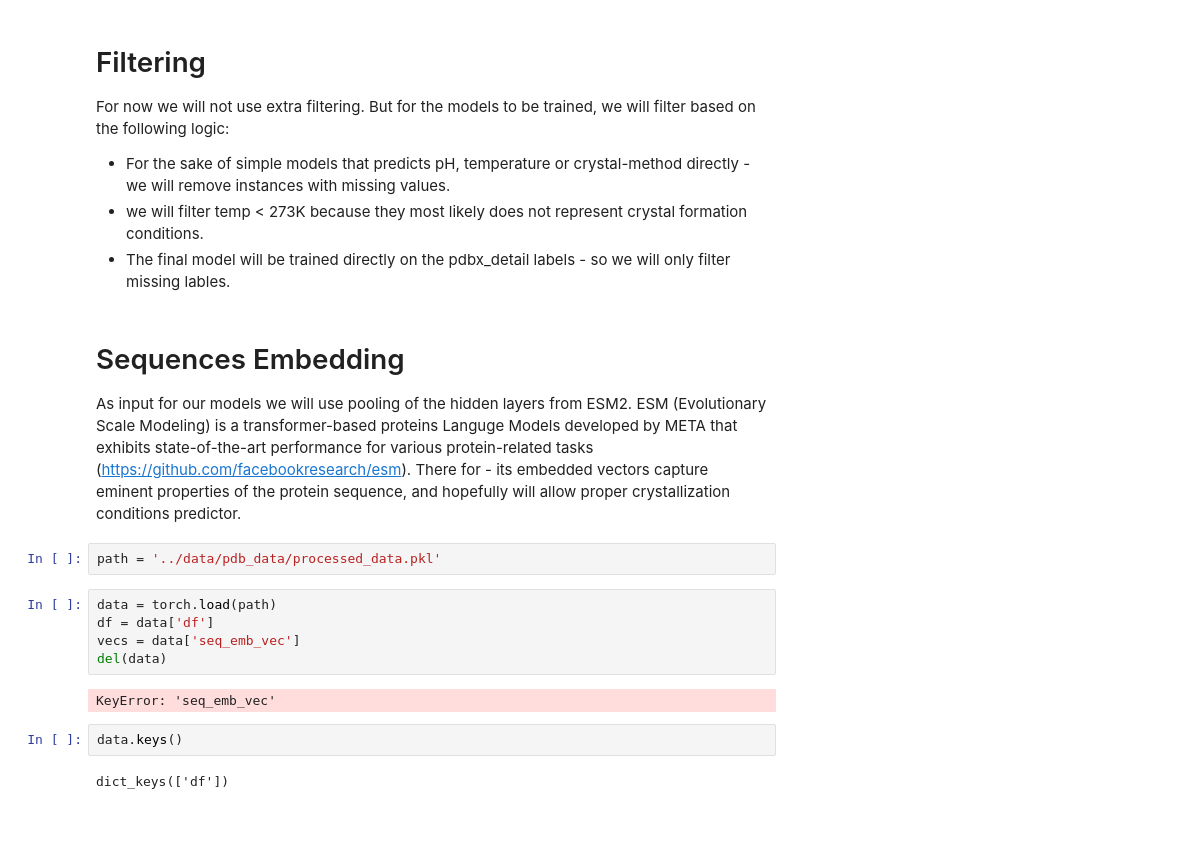
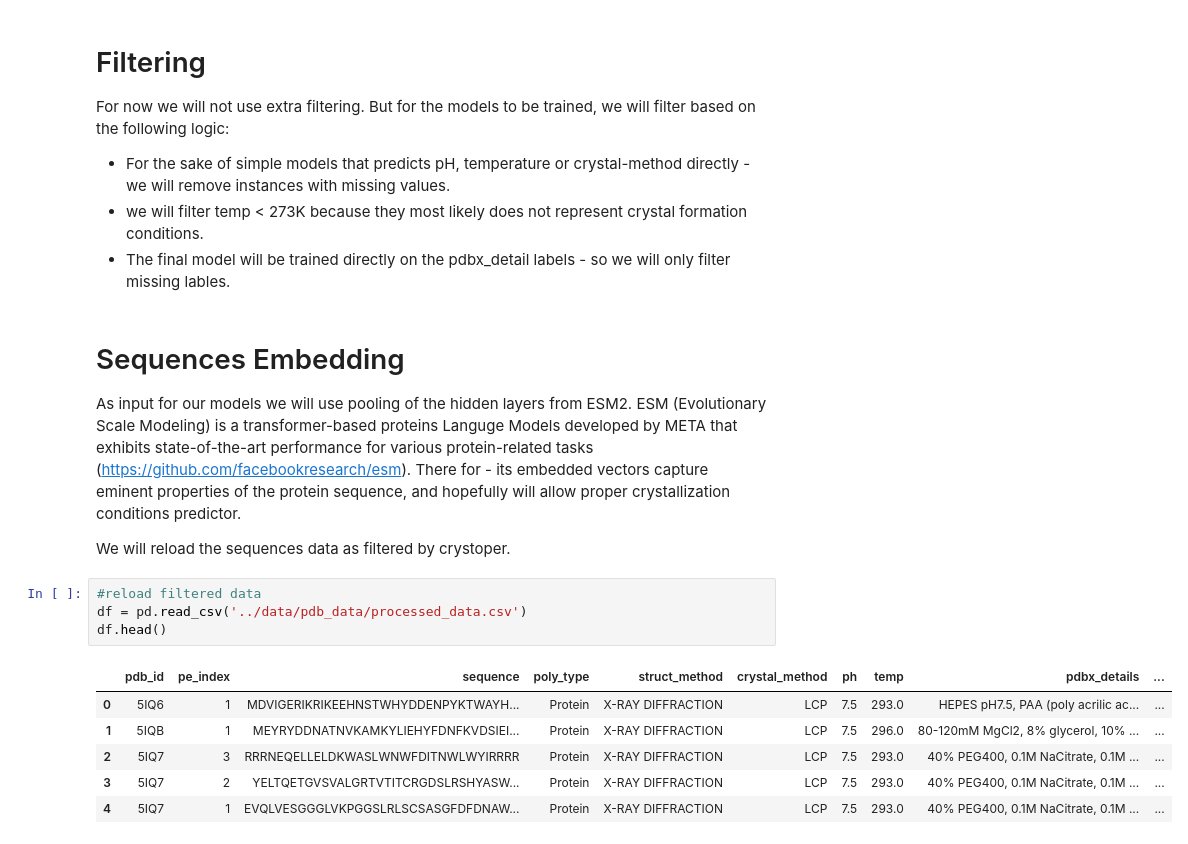
Before and after one commit to oregev11/crystoper, a Jupyter notebook: notebooks/01_EDA.ipynb, the cells around one changed output. Cells and saved outputs as stored; diff of their text form.

```diff
--- a/notebooks/01_EDA.ipynb
+++ b/notebooks/01_EDA.ipynb
@@ -451,16 +451,16 @@ For now we will not use extra filtering. But for the models to be trained, we wi
 # %% [markdown]
 # Sequences Embedding
 As input for our models we will use pooling of the hidden layers from ESM2. ESM (Evolutionary Scale Modeling) is a transformer-based proteins Languge Models developed by META that exhibits state-of-the-art performance for various protein-related tasks (https://github.com/facebookresearch/esm). There for - its embedded vectors capture eminent properties of the protein sequence, and hopefully will allow proper crystallization conditions predictor.
+
+We will reload the sequences data as filtered by crystoper.
-# %%
-path = '../data/pdb_data/processed_data.pkl'
-# %%
-data = torch.load(path)
-df = data['df']
-vecs = data['seq_emb_vec']
-del(data)
-# %% [output]
-KeyError: 'seq_emb_vec'
-# %%
-data.keys()
-# %% [output]
-dict_keys(['df'])
+# %%
+#reload filtered data
+df = pd.read_csv('../data/pdb_data/processed_data.csv')
+df.head()
+# %% [output]
+|  | pdb_id | pe_index | sequence | poly_type | struct_method | crystal_method | ph | temp | pdbx_details | ... |
+| 0 | 5IQ6 | 1 | MDVIGERIKRIKEEHNSTWHYDDENPYKTWAYH... | Protein | X-RAY DIFFRACTION | LCP | 7.5 | 293.0 | HEPES pH7.5, PAA (poly acrilic ac... | ... |
+| 1 | 5IQB | 1 | MEYRYDDNATNVKAMKYLIEHYFDNFKVDSIEI... | Protein | X-RAY DIFFRACTION | LCP | 7.5 | 296.0 | 80-120mM MgCl2, 8% glycerol, 10% ... | ... |
+| 2 | 5IQ7 | 3 | RRRNEQELLELDKWASLWNWFDITNWLWYIRRRR | Protein | X-RAY DIFFRACTION | LCP | 7.5 | 293.0 | 40% PEG400, 0.1M NaCitrate, 0.1M ... | ... |
+| 3 | 5IQ7 | 2 | YELTQETGVSVALGRTVTITCRGDSLRSHYASW... | Protein | X-RAY DIFFRACTION | LCP | 7.5 | 293.0 | 40% PEG400, 0.1M NaCitrate, 0.1M ... | ... |
+| 4 | 5IQ7 | 1 | EVQLVESGGGLVKPGGSLRLSCSASGFDFDNAW... | Protein | X-RAY DIFFRACTION | LCP | 7.5 | 293.0 | 40% PEG400, 0.1M NaCitrate, 0.1M ... | ... |
```
Also changed, not shown: parts of 3 cells of this notebook, 2 other files.
